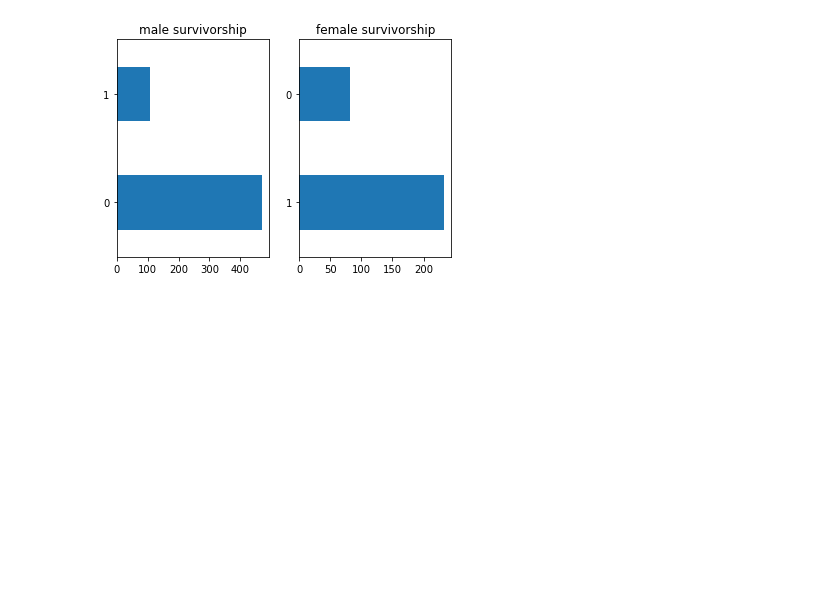
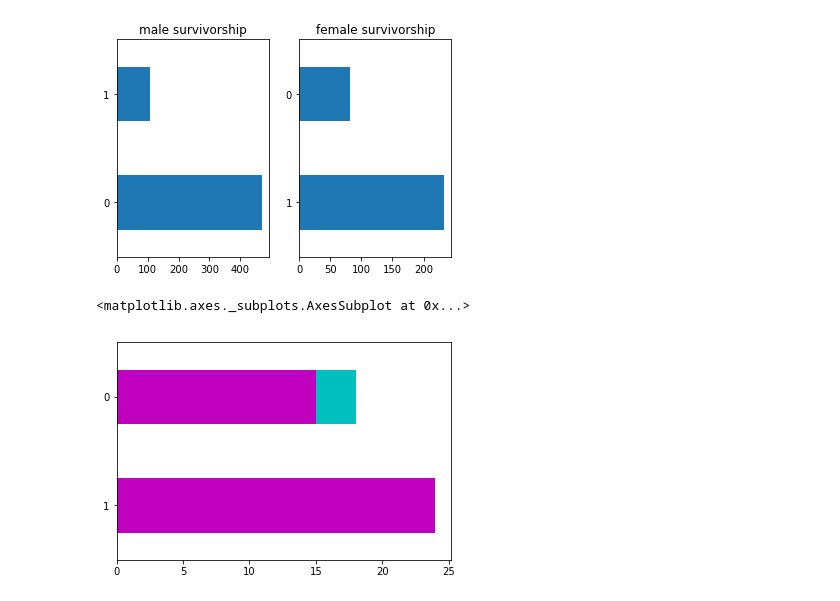
Before and after one commit to hankhyd/titanic, a Jupyter notebook: titanic prac1.ipynb, the cells around one changed output. Drawn from its saved outputs; the diff is of its cells as text; code cells hidden in the pictures; blank space fills up the shorter version.

```diff
--- a/titanic prac1.ipynb
+++ b/titanic prac1.ipynb
@@ -146,4 +146,7 @@ df[df.Sex == 'female'].Survived.value_counts().plot(kind='barh', ax = axs[1], ti
 [figure]
 # %%
 df[(df.Age<15)&(df.Sex == 'male')].Survived.value_counts().plot(kind='barh', color = 'c')
-df[(df.Age<15)&(df.Sex == 'female')].Survived.value_counts().plot(kind='barh', color = '')
+df[(df.Age<15)&(df.Sex == 'female')].Survived.value_counts().plot(kind='barh', color = 'm')
+# %% [output]
+<matplotlib.axes._subplots.AxesSubplot at 0x...>
+[figure, added]
```
